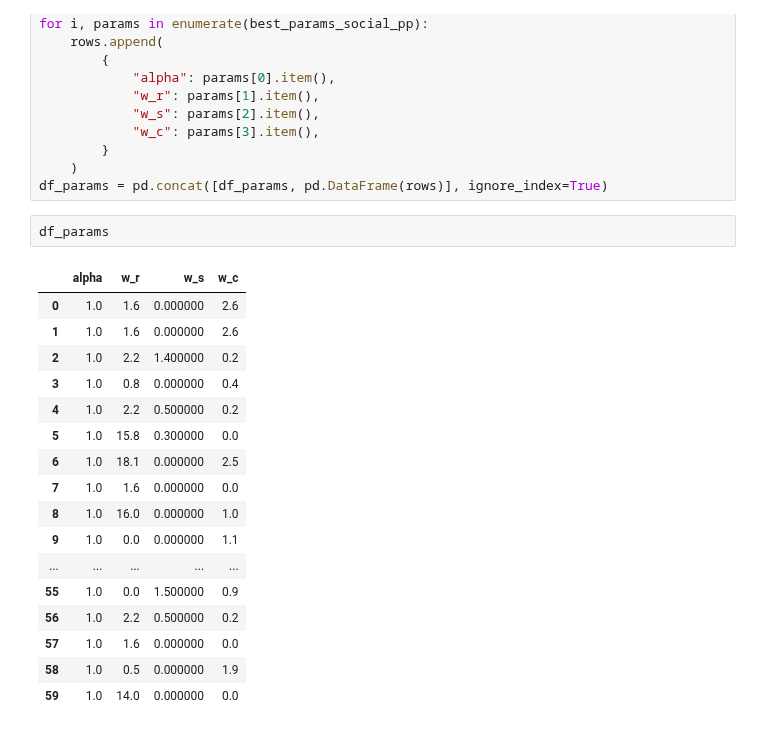
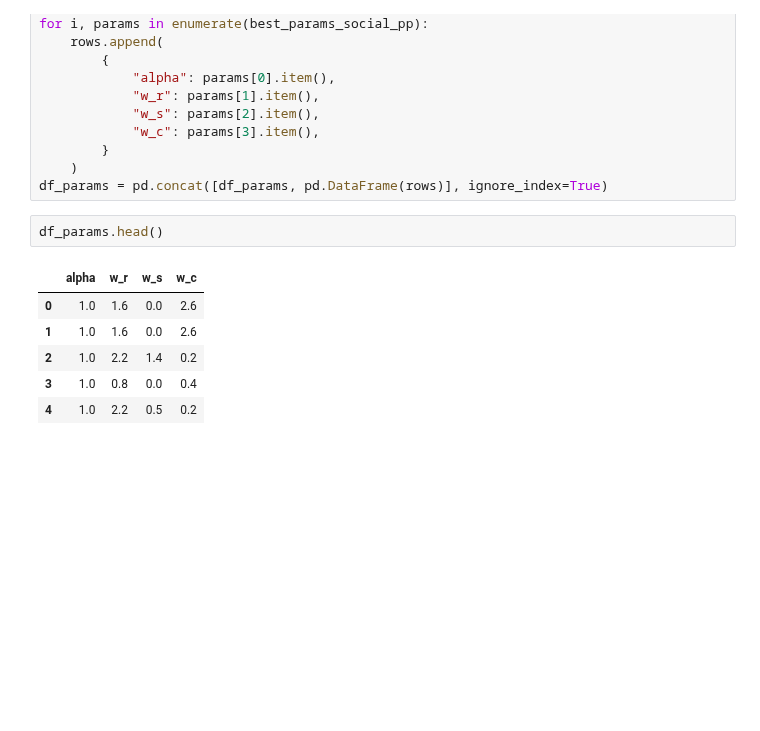
Before and after one commit to aliciamchen/code-switching, a Jupyter notebook: model/earlier-later-3pp-redblue.ipynb, the cells around one changed output. Saved outputs shown, nothing was run; the diff lists cells and outputs as text; blank space fills up the shorter version.

```diff
--- a/model/earlier-later-3pp-redblue.ipynb
+++ b/model/earlier-later-3pp-redblue.ipynb
@@ -191,25 +192,14 @@ for i, params in enumerate(best_params_social_pp):
     )
 df_params = pd.concat([df_params, pd.DataFrame(rows)], ignore_index=True)
 # %%
-df_params
+df_params.head()
 # %% [output]
 |  | alpha | w_r | w_s | w_c |
-| 0 | 1.0 | 1.6 | 0.000000 | 2.6 |
-| 1 | 1.0 | 1.6 | 0.000000 | 2.6 |
-| 2 | 1.0 | 2.2 | 1.400000 | 0.2 |
-| 3 | 1.0 | 0.8 | 0.000000 | 0.4 |
-| 4 | 1.0 | 2.2 | 0.500000 | 0.2 |
-| 5 | 1.0 | 15.8 | 0.300000 | 0.0 |
-| 6 | 1.0 | 18.1 | 0.000000 | 2.5 |
-| 7 | 1.0 | 1.6 | 0.000000 | 0.0 |
-| 8 | 1.0 | 16.0 | 0.000000 | 1.0 |
-| 9 | 1.0 | 0.0 | 0.000000 | 1.1 |
-| ... | ... | ... | ... | ... |
-| 55 | 1.0 | 0.0 | 1.500000 | 0.9 |
-| 56 | 1.0 | 2.2 | 0.500000 | 0.2 |
-| 57 | 1.0 | 1.6 | 0.000000 | 0.0 |
-| 58 | 1.0 | 0.5 | 0.000000 | 1.9 |
-| 59 | 1.0 | 14.0 | 0.000000 | 0.0 |
+| 0 | 1.0 | 1.6 | 0.0 | 2.6 |
+| 1 | 1.0 | 1.6 | 0.0 | 2.6 |
+| 2 | 1.0 | 2.2 | 1.4 | 0.2 |
+| 3 | 1.0 | 0.8 | 0.0 | 0.4 |
+| 4 | 1.0 | 2.2 | 0.5 | 0.2 |
 # %%
 points = plt.scatter(df_params["w_r"], df_params["w_s"], c=df_params["w_c"], alpha=0.7, cmap="viridis")
 plt.colorbar(points, label="$w_c$")
```
Also changed, not shown: parts of 15 cells of this notebook.
